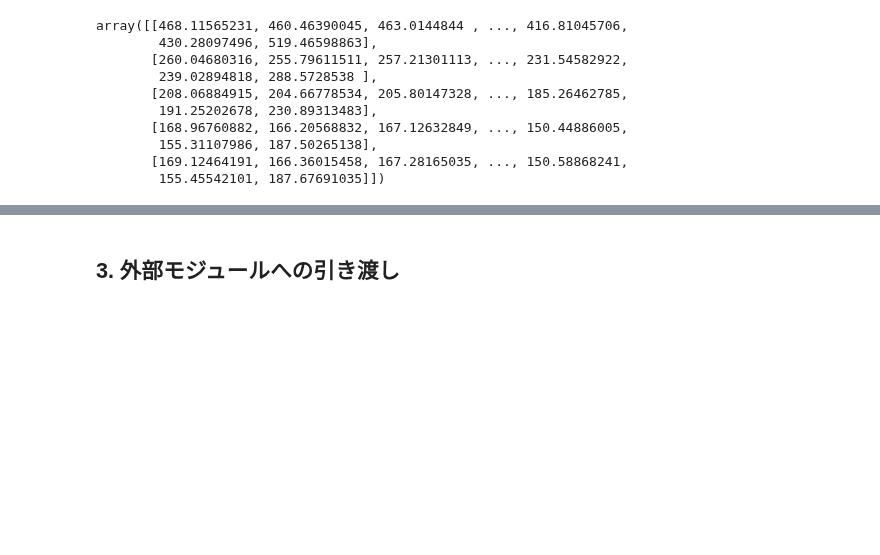
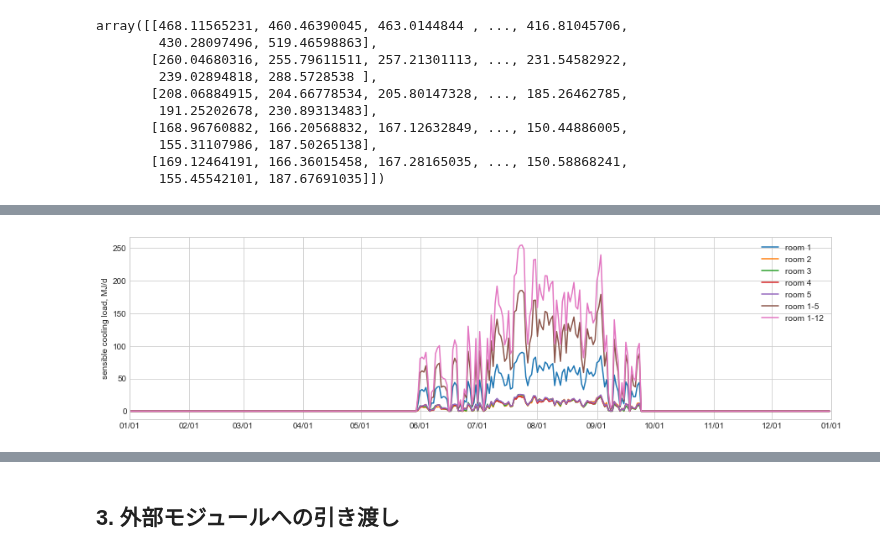
Before and after one commit to HisashiMiura/duct_type_central_hc_system, a Jupyter notebook: exp_load.ipynb, the cells around one changed output, grey strips where cells are left out. Saved outputs shown, nothing was run; the diff lists cells and outputs as text; code cells hidden in the pictures; blank space fills up the shorter version.

```diff
--- a/exp_load.ipynb
+++ b/exp_load.ipynb
@@ -192,0 +214,4 @@ array([[468.11565231, 460.46390045, 463.0144844 , ..., 416.81045706,
+# %%
+ac.draw_graph('sensible cooling load, MJ/d', make_list(l_cs), 'itg')
+# %% [output]
+[figure, added]
```
Also changed, not shown: parts of 8 cells of this notebook.
